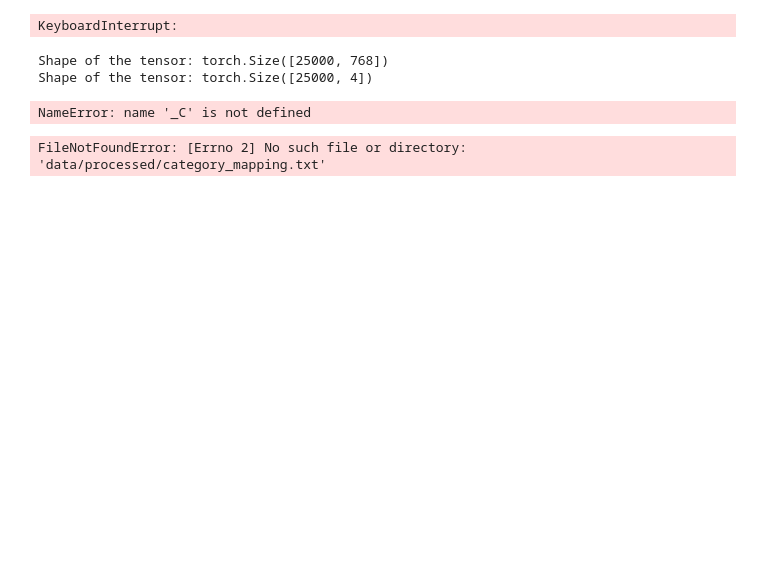
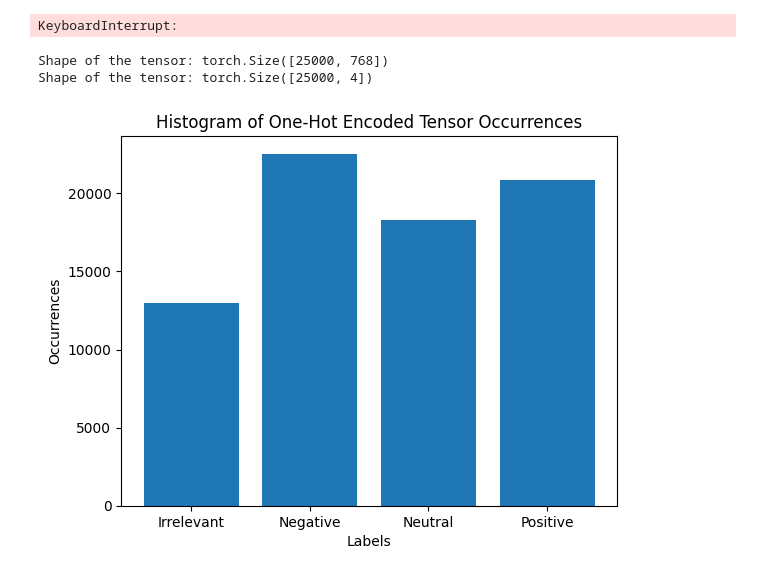
Before and after one commit to BjarkeErichsen/Twitter_sentiment_MLOPS, a Jupyter notebook: notebooks/twitter_data_walkthrough.ipynb, the cells around one changed output. Drawn from its saved outputs; the diff is of its cells as text; code cells hidden in the pictures; blank space fills up the shorter version.

```diff
--- a/notebooks/twitter_data_walkthrough.ipynb
+++ b/notebooks/twitter_data_walkthrough.ipynb
@@ -38,18 +38,6 @@ load_tensor_and_print_shape(labels_path)
 # %% [output]
 Shape of the tensor: torch.Size([25000, 768])
 Shape of the tensor: torch.Size([25000, 4])
-# %%
-import torch
-
-th = torch.tensor([[1, 2, 3],
-                  [4, 5, 6]])
-flattened_tensor = th.transpose(0, 1).flatten(start_dim=0, end_dim=1)
-
-# Print the flattened tensor and its shape
-print("Flattened tensor:", flattened_tensor)
-print("Shape of flattened tensor:", flattened_tensor.shape)
-# %% [output]
-NameError: name '_C' is not defined
 # %%
 import json
 import torch
@@ -73,32 +61,32 @@ def count_tensor_occurrences(tensors, mapping):
             if torch.equal(tensor, torch.tensor(one_hot)):
                 counts[label] += 1
                 break
     return counts
 
 # Function to plot a histogram
 def plot_histogram(counts):
     labels = counts.keys()
     values = counts.values()
 
     plt.bar(labels, values)
     plt.xlabel('Labels')
     plt.ylabel('Occurrences')
     plt.title('Histogram of One-Hot Encoded Tensor Occurrences')
     plt.show()
 
 # Paths to your files (replace with your actual file paths)
 
 json_file_path = "../data/processed/category_mapping.txt"
-pt_file_path = "../data/processed\labels.pt"
+pt_file_path = "../data/processed/labels.pt"
 
 # Load mapping and tensors
 mapping = load_mapping(json_file_path)
 tensors = load_tensors(pt_file_path)
 
 # Count occurrences
 counts = count_tensor_occurrences(tensors, mapping)
 
 # Plot histogram
 plot_histogram(counts)
 # %% [output]
-FileNotFoundError: [Errno 2] No such file or directory: 'data/processed/category_mapping.txt'
+[figure, added]
```
Also changed, not shown: 6 other files.
